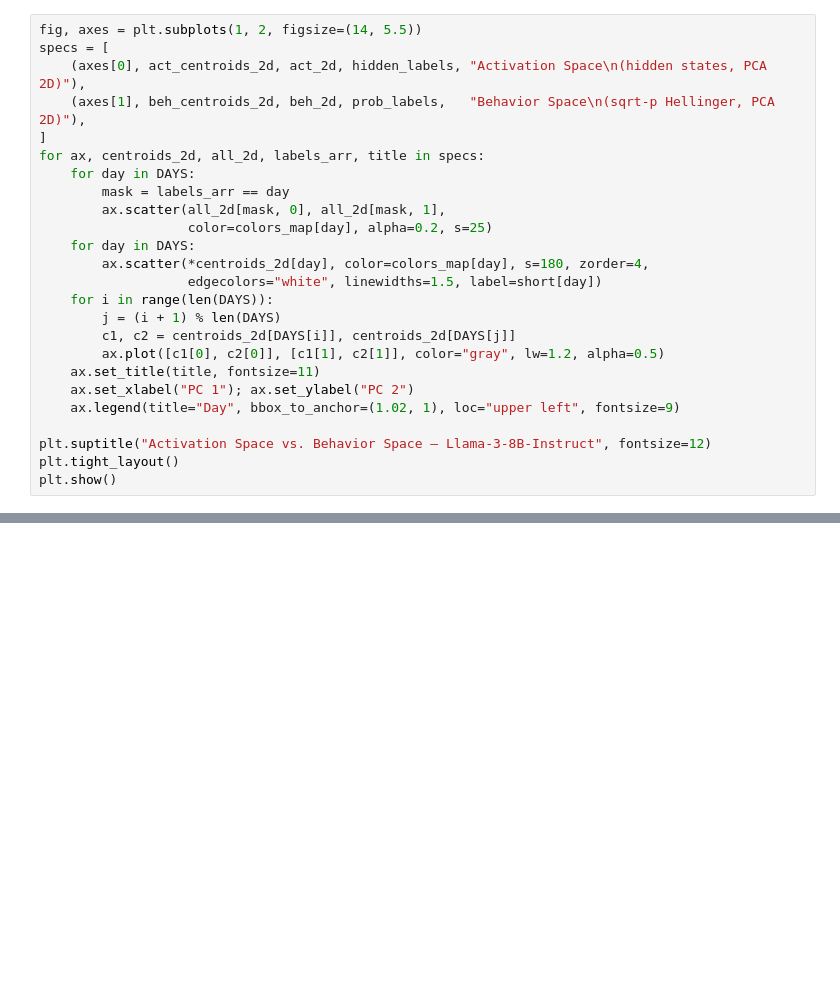
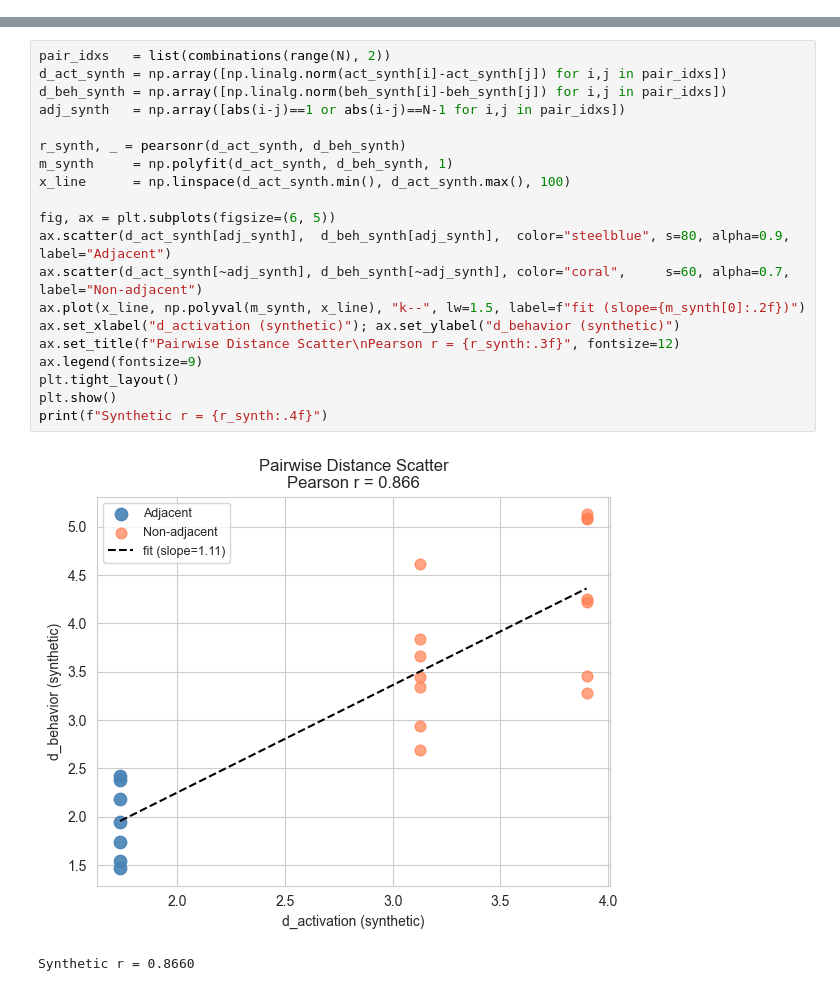
Before and after one commit to waylandzhang/manifold-steering-demo-n-critique, a Jupyter notebook: demo_llama.ipynb, the cells around one changed output, grey strips where cells are left out. Drawn from its saved outputs; the diff is of its cells as text; blank space fills up the shorter version.

Commit message:
feat: add Llama-3.1-8B base model notebook with isometry reproduction and boundary analysis

```diff
--- a/demo_llama.ipynb
+++ b/demo_llama.ipynb
@@ -228,25 +0,0 @@ Explained variance (10 PCs, behavior): 92.6%
-# %%
-fig, axes = plt.subplots(1, 2, figsize=(14, 5.5))
-specs = [
-    (axes[0], act_centroids_2d, act_2d, hidden_labels, "Activation Space\n(hidden states, PCA 2D)"),
-    (axes[1], beh_centroids_2d, beh_2d, prob_labels,   "Behavior Space\n(sqrt-p Hellinger, PCA 2D)"),
-]
-for ax, centroids_2d, all_2d, labels_arr, title in specs:
-    for day in DAYS:
-        mask = labels_arr == day
-        ax.scatter(all_2d[mask, 0], all_2d[mask, 1],
-                   color=colors_map[day], alpha=0.2, s=25)
-    for day in DAYS:
-        ax.scatter(*centroids_2d[day], color=colors_map[day], s=180, zorder=4,
-                   edgecolors="white", linewidths=1.5, label=short[day])
-    for i in range(len(DAYS)):
-        j = (i + 1) % len(DAYS)
-        c1, c2 = centroids_2d[DAYS[i]], centroids_2d[DAYS[j]]
-        ax.plot([c1[0], c2[0]], [c1[1], c2[1]], color="gray", lw=1.2, alpha=0.5)
-    ax.set_title(title, fontsize=11)
-    ax.set_xlabel("PC 1"); ax.set_ylabel("PC 2")
-    ax.legend(title="Day", bbox_to_anchor=(1.02, 1), loc="upper left", fontsize=9)
-
-plt.suptitle("Activation Space vs. Behavior Space — Llama-3-8B-Instruct", fontsize=12)
-plt.tight_layout()
-plt.show()
@@ -609,0 +80,23 @@ Watch for: probability mass shifting toward refusal template tokens
+# %%
+pair_idxs   = list(combinations(range(N), 2))
+d_act_synth = np.array([np.linalg.norm(act_synth[i]-act_synth[j]) for i,j in pair_idxs])
+d_beh_synth = np.array([np.linalg.norm(beh_synth[i]-beh_synth[j]) for i,j in pair_idxs])
+adj_synth   = np.array([abs(i-j)==1 or abs(i-j)==N-1 for i,j in pair_idxs])
+
+r_synth, _ = pearsonr(d_act_synth, d_beh_synth)
+m_synth     = np.polyfit(d_act_synth, d_beh_synth, 1)
+x_line      = np.linspace(d_act_synth.min(), d_act_synth.max(), 100)
+
+fig, ax = plt.subplots(figsize=(6, 5))
+ax.scatter(d_act_synth[adj_synth],  d_beh_synth[adj_synth],  color="steelblue", s=80, alpha=0.9, label="Adjacent")
+ax.scatter(d_act_synth[~adj_synth], d_beh_synth[~adj_synth], color="coral",     s=60, alpha=0.7, label="Non-adjacent")
+ax.plot(x_line, np.polyval(m_synth, x_line), "k--", lw=1.5, label=f"fit (slope={m_synth[0]:.2f})")
+ax.set_xlabel("d_activation (synthetic)"); ax.set_ylabel("d_behavior (synthetic)")
+ax.set_title(f"Pairwise Distance Scatter\nPearson r = {r_synth:.3f}", fontsize=12)
+ax.legend(fontsize=9)
+plt.tight_layout()
+plt.show()
+print(f"Synthetic r = {r_synth:.4f}")
+# %% [output]
+[figure, added]
+Synthetic r = 0.8660
```
Also changed, not shown: parts of 45 cells of this notebook.
